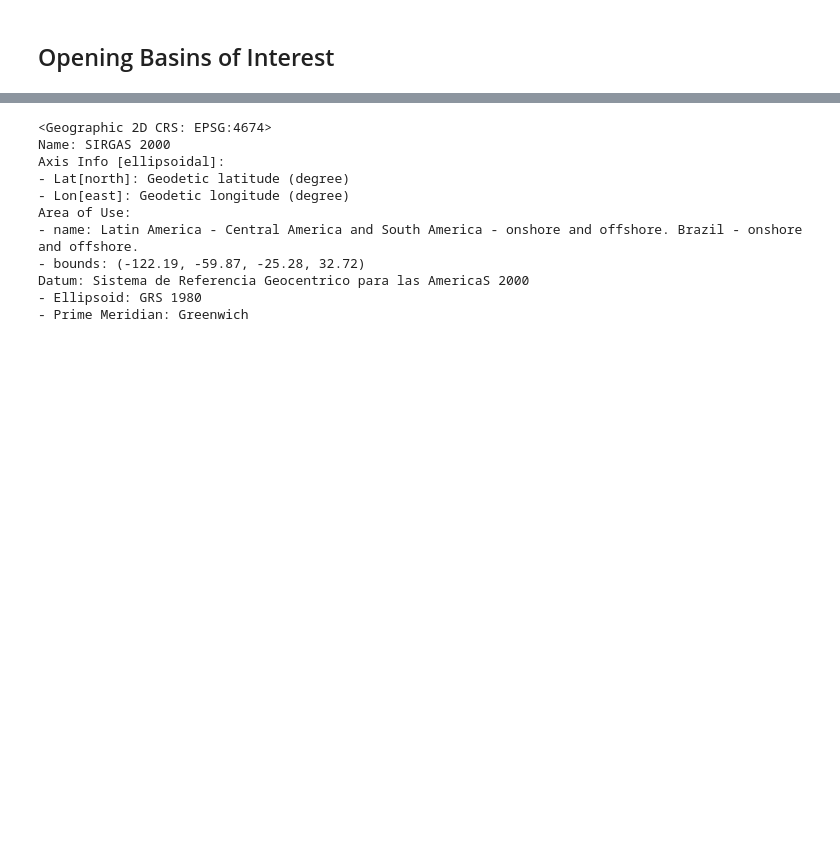
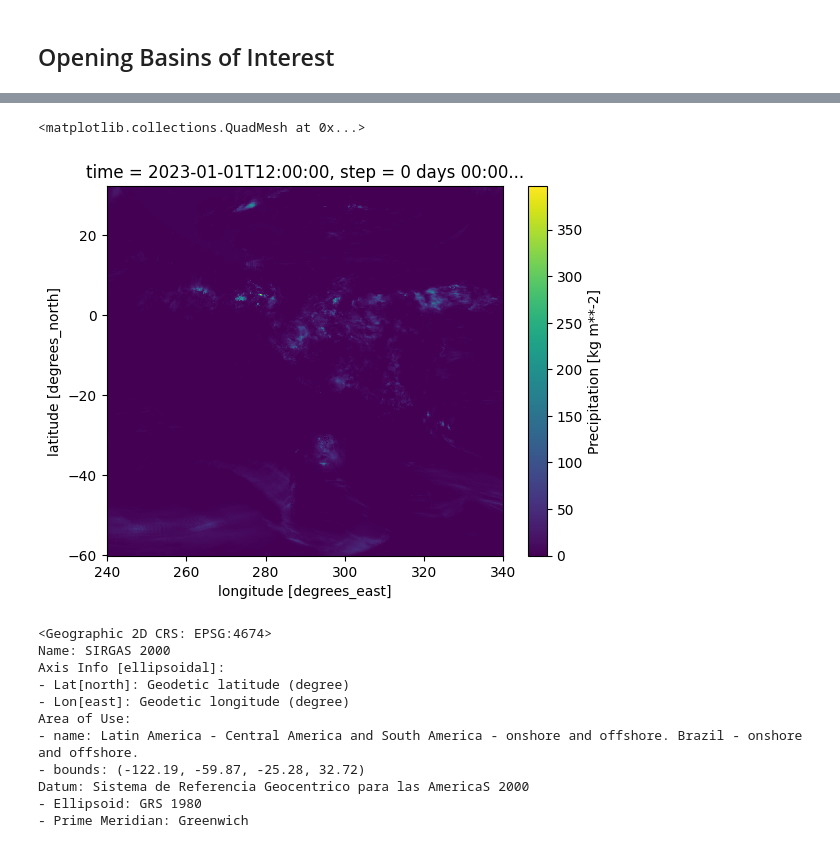
Before and after one commit to cordmaur/INPERainDownloader, a Jupyter notebook: nbs/02-ReportGenerator.ipynb, the cells around one changed output, grey strips where cells are left out. Cells and saved outputs as stored; diff of their text form; code cells hidden in the pictures; blank space fills up the shorter version.

```diff
--- a/nbs/02-ReportGenerator.ipynb
+++ b/nbs/02-ReportGenerator.ipynb
@@ -52,3 +91,8 @@ doce = gpd.read_file(shapes/'bacia_Doce.shp')
+# %%
+dset['prec'].plot()
+# %% [output]
+<matplotlib.collections.QuadMesh at 0x...>
+[figure, added]
 # %%
 doce.crs
 # %% [output]
```
Also changed, not shown: parts of 19 cells of this notebook, 3 other files.
